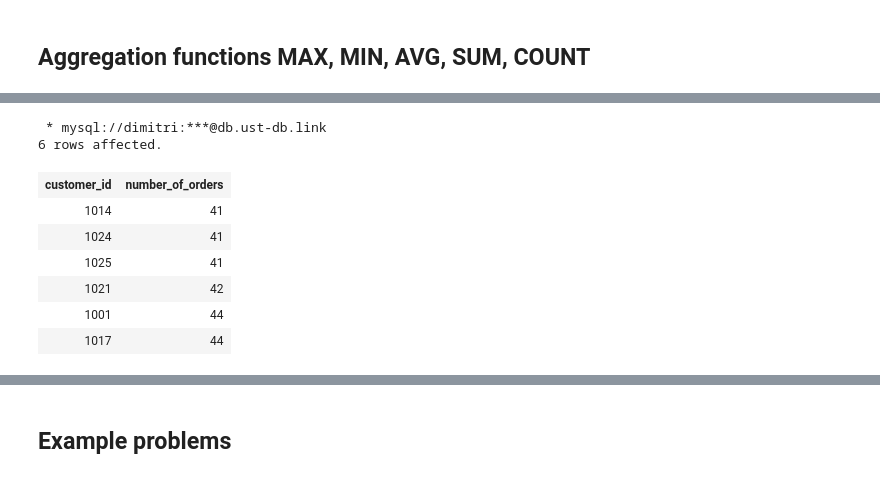
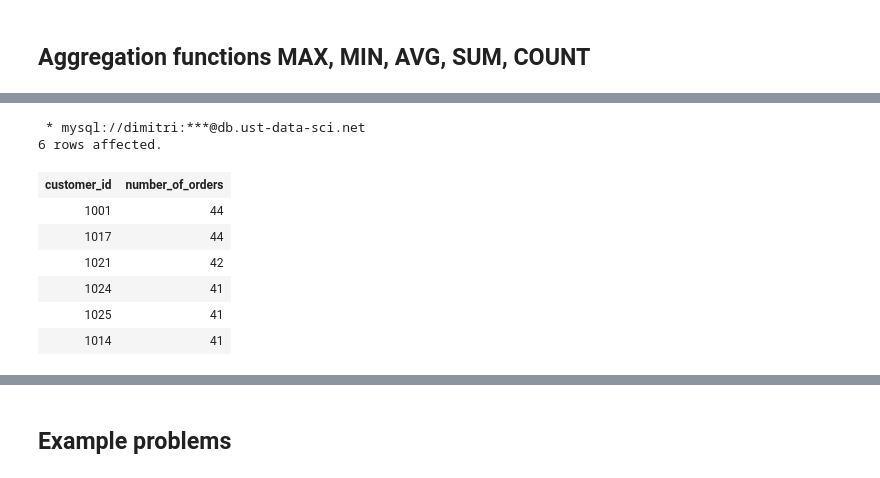
Before and after one commit to dimitri-yatsenko/Database-Systems-for-Data-Science, a Jupyter notebook: notebooks/GroupBy.ipynb, the cells around one changed output, grey strips where cells are left out. Saved outputs shown, nothing was run; the diff lists cells and outputs as text; code cells hidden in the pictures.

```diff
--- a/notebooks/GroupBy.ipynb
+++ b/notebooks/GroupBy.ipynb
@@ -325,24 +339,24 @@ WHERE number_of_orders > 40
 # %%
 %%sql
 
 -- show all customers who have placed over 40 orders since the start of 2016
 
 SELECT customer_id, count(order_number) as number_of_orders
 FROM customer NATURAL LEFT JOIN `order`
 WHERE order_date > "2016-01-01"
 GROUP BY customer_id
 HAVING number_of_orders > 40
-ORDER BY number_of_orders
+ORDER BY number_of_orders DESC
 # %% [output]
- * mysql://dimitri:***@db.ust-db.link
+ * mysql://dimitri:***@db.ust-data-sci.net
 6 rows affected.
 | customer_id | number_of_orders |
-| 1014 | 41 |
+| 1001 | 44 |
+| 1017 | 44 |
+| 1021 | 42 |
 | 1024 | 41 |
 | 1025 | 41 |
-| 1021 | 42 |
-| 1001 | 44 |
-| 1017 | 44 |
+| 1014 | 41 |
 # %%
 %%sql
 
```
Also changed, not shown: parts of 40 cells of this notebook, 1 other file.
